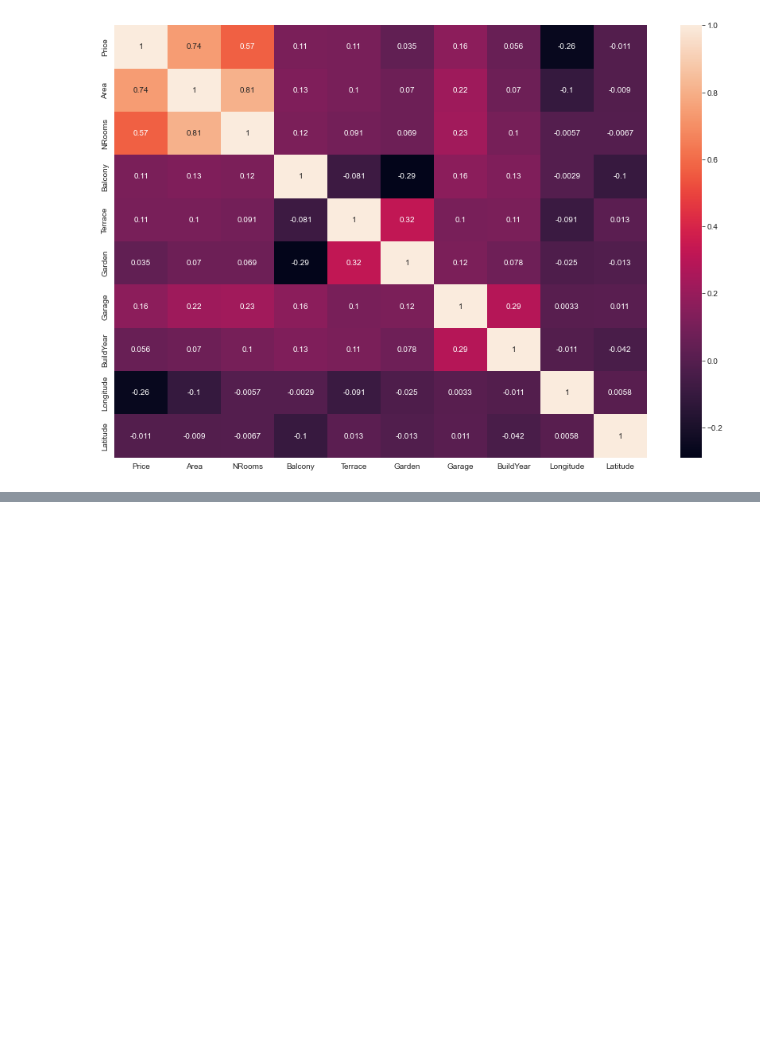
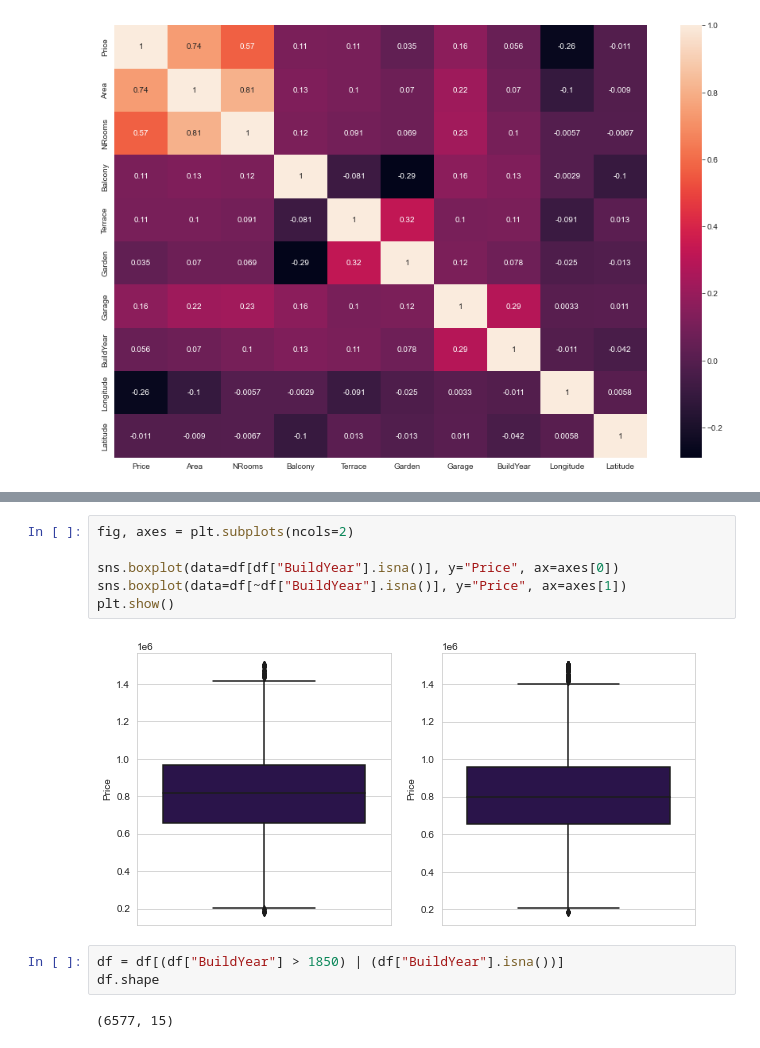
Before and after one commit to milonpabis/price-predictor-poland2024, a Jupyter notebook: krakow-exclusive-analysis.ipynb, the cells around one changed output, grey strips where cells are left out. Cells and saved outputs as stored; diff of their text form; blank space fills up the shorter version.

```diff
--- a/krakow-exclusive-analysis.ipynb
+++ b/krakow-exclusive-analysis.ipynb
@@ -210,0 +227,13 @@ plt.show()
+# %%
+fig, axes = plt.subplots(ncols=2)
+
+sns.boxplot(data=df[df["BuildYear"].isna()], y="Price", ax=axes[0])
+sns.boxplot(data=df[~df["BuildYear"].isna()], y="Price", ax=axes[1])
+plt.show()
+# %% [output]
+[figure, added]
+# %%
+df = df[(df["BuildYear"] > 1850) | (df["BuildYear"].isna())]
+df.shape
+# %% [output]
+(6577, 15)
```
Also changed, not shown: parts of 17 cells of this notebook, 2 other files.
